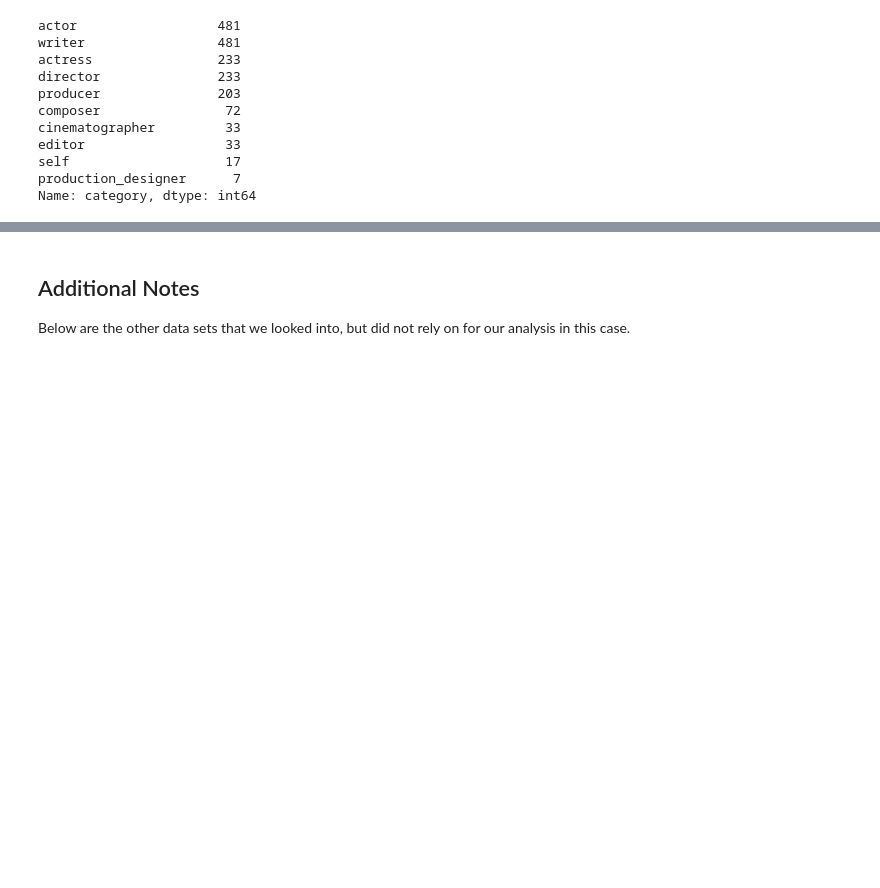
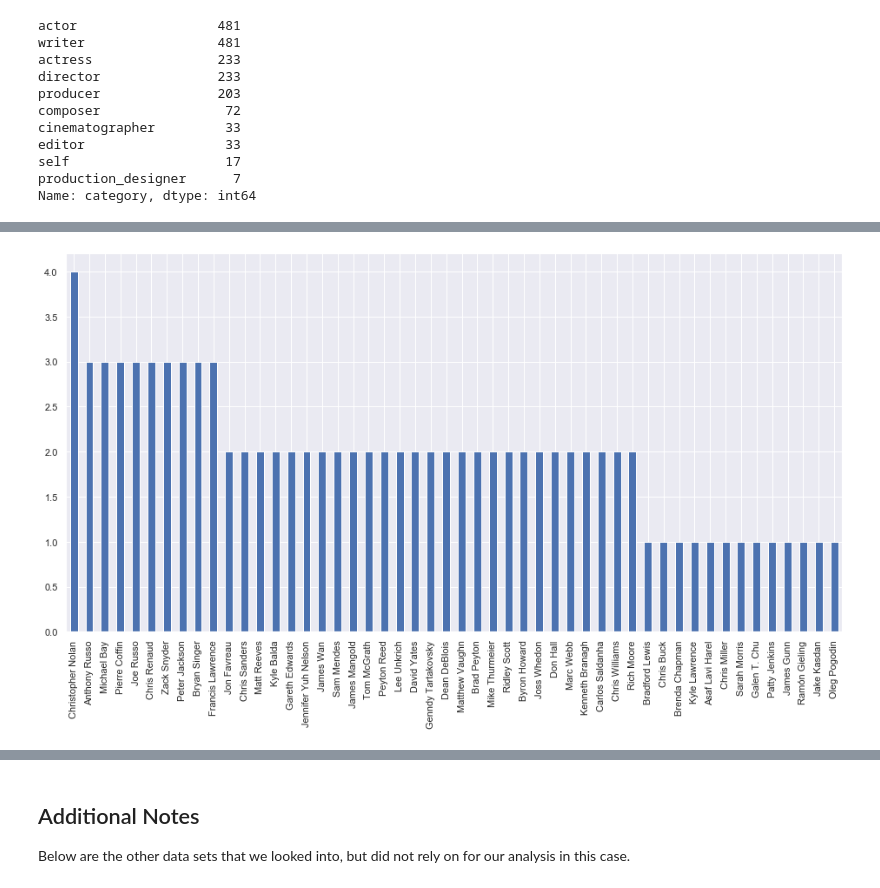
Before and after one commit to mokome/project1, a Jupyter notebook: index.ipynb, the cells around one changed output, grey strips where cells are left out. Cells and saved outputs as stored; diff of their text form; code cells hidden in the pictures; blank space fills up the shorter version.

```diff
--- a/index.ipynb
+++ b/index.ipynb
@@ -414,0 +303,2 @@ Name: category, dtype: int64
+# %%
+top_directors = ultimate_df.loc[ultimate_df['category'] == 'director']['primary_name'].value_counts()
@@ -414,0 +309,4 @@ Name: category, dtype: int64
+# %%
+top_directors.head(50).plot(kind='bar', figsize=(16,8));
+# %% [output]
+[figure, added]
```
Also changed, not shown: parts of 23 cells of this notebook.
